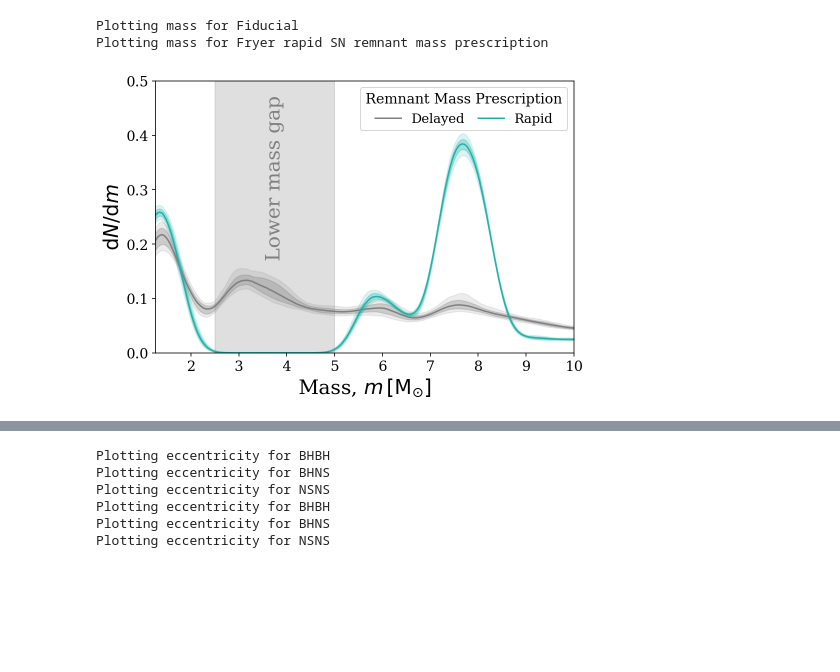
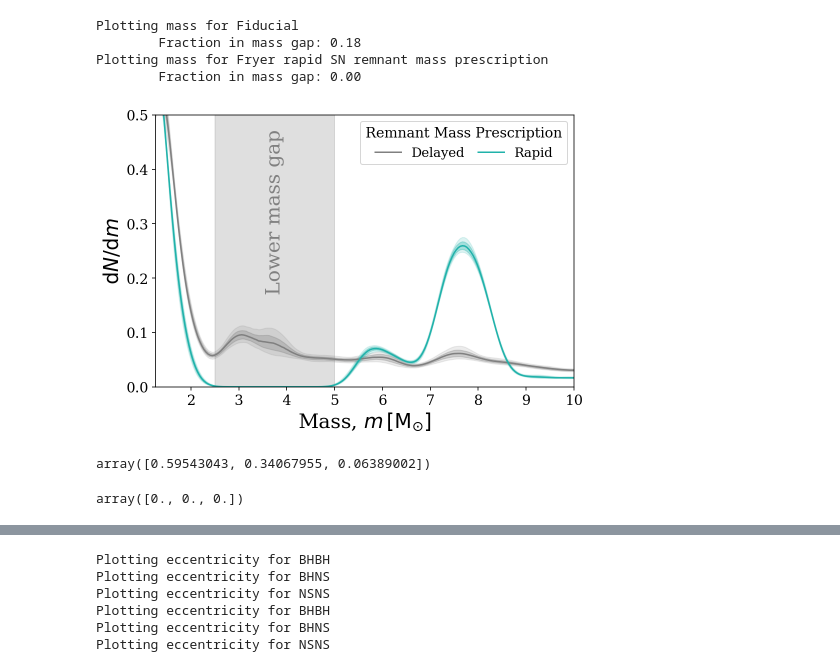
Before and after one commit to TomWagg/detecting-DCOs-in-LISA, a Jupyter notebook: paper/figure_notebooks/variations.ipynb, the cells around one changed output, grey strips where cells are left out. Cells and saved outputs as stored; diff of their text form; code cells hidden in the pictures; blank space fills up the shorter version.

Commit message:
add description of lower mass gap plot

```diff
--- a/paper/figure_notebooks/variations.ipynb
+++ b/paper/figure_notebooks/variations.ipynb
@@ -66,10 +66,12 @@ for model, style in [(0, "--"), (11, "-")]:
     weights = np.array([])
     seeds = np.array([])
 
-    for i, dco_type in enumerate(["BHBH", "BHNS"]):
+    for i, dco_type in enumerate(dco_types):
         # open corresponding COMPAS file
         with h5.File(sim_folder + "{}_{}_all.h5".format(dco_type, variations[model]["file"]), "r") as f:
             data = f["simulation"][...].squeeze()
+
+            print()
 
             mass = np.concatenate((mass, data["m_1"], data["m_2"]))
             weights = np.concatenate((weights, data["weight"] / data["weight"].sum(), data["weight"] / data["weight"].sum()))
@@ -78,31 +80,42 @@ for model, style in [(0, "--"), (11, "-")]:
     bw_adjust = 0.4
 
     # plot the distance distribution
     print("Plotting mass for", variations[model]["long"])
+    print("\tFraction in mass gap: {:1.2f}".format(np.sum(weights[np.logical_and(mass >= 2.5, mass <= 5.0)]) / np.sum(weights)))
     ax = boots.bootstrapped_kde(mass, weights, seeds, bw_adjust=bw_adjust,
                                 ax=ax, color=variations[model]["colour"], label="Delayed" if model == 0 else "Rapid",
                                 bootstraps=bootstraps, lower_bound=0.0, x_min=1.26, x_max=10)
 
 ax.axvspan(2.5, 5.0, color="grey", alpha=0.25)
 ax.annotate("Lower mass gap", xy=(3.75, 0.17), color="grey", rotation=90, ha="center", va="bottom", fontsize=fs)
 
 ax.set_xlabel(r"Mass, $m \, [\rm M_{\odot}]$")
 ax.set_xlim(1.26, 10)
 
 ax.set_ylabel(r"$\mathrm{d}N / \mathrm{d} m$")
 
 leg = ax.legend(loc='upper right', fontsize=0.65 * fs, ncol=2, columnspacing=1, title="Remnant Mass Prescription")
 leg.get_title().set_fontsize(0.7*fs)
 
 ax.tick_params(labelsize=0.7*fs)
 ax.xaxis.label.set_fontsize(fs)
 
 ax.set_ylim(0, 0.5)
 
 plt.savefig("../figures/lower_mass_gap_rapid_variation.pdf", format="pdf", bbox_inches="tight")
 
 plt.show()
 # %% [output]
 Plotting mass for Fiducial
+        Fraction in mass gap: 0.18
 Plotting mass for Fryer rapid SN remnant mass prescription
+        Fraction in mass gap: 0.00
-[figure, old version]
+[figure, new version]
+# %%
+detections[:, 0].mean(axis=1) / detections[:, 0].mean(axis=1).sum()
+# %% [output]
+array([0.59543043, 0.34067955, 0.06389002])
+# %%
+fraction_one_in_gap
+# %% [output]
+array([0., 0., 0.])
```
Also changed, not shown: parts of 1 cell of this notebook, 6 other files.
